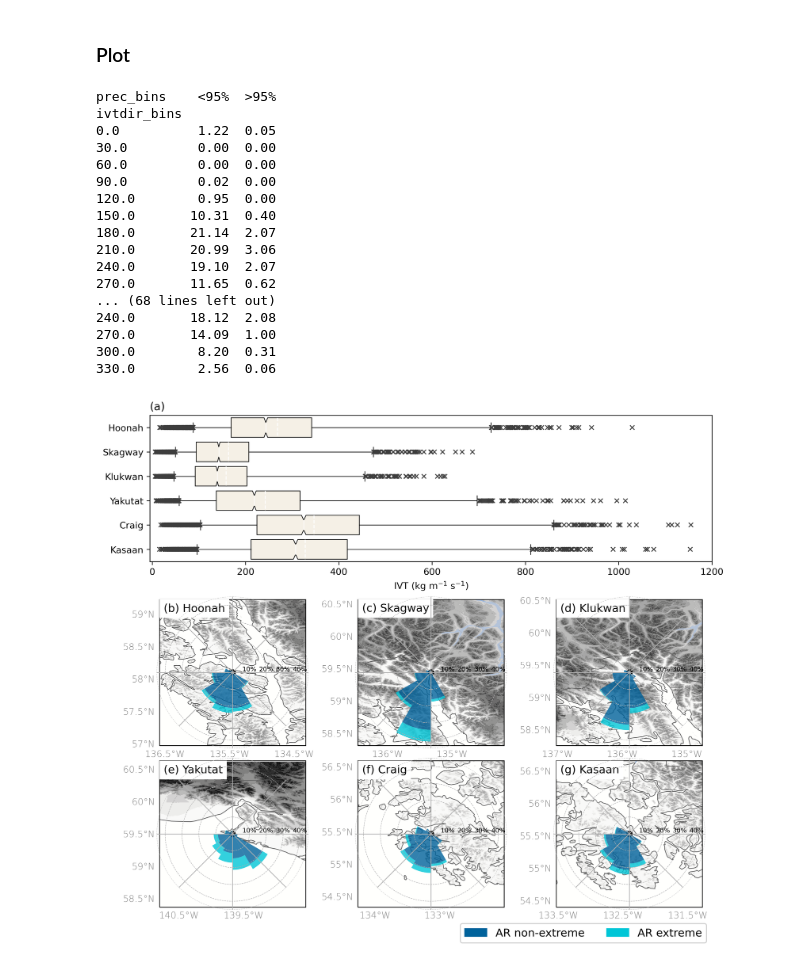
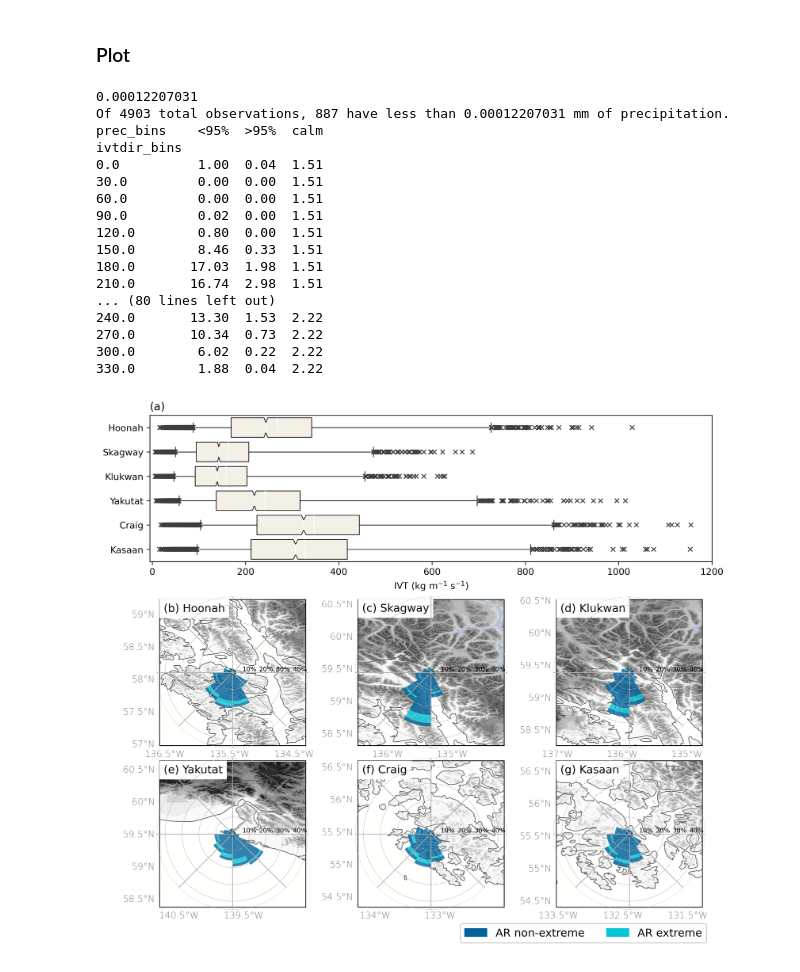
Before and after one commit to dlnash/SEAK_climatology, a Jupyter notebook: analysis/windrose_elevation-overlay.ipynb, the cells around one changed output. Cells and saved outputs as stored; diff of their text form; code cells hidden in the pictures.

Commit message:
add nans as zeros for clear conditions

```diff
--- a/analysis/windrose_elevation-overlay.ipynb
+++ b/analysis/windrose_elevation-overlay.ipynb
@@ -128,8 +128,10 @@ def calc_rose(df, prec_bins, prec_labels, dir_bins, dir_labels):
     '''
     total_count = df.shape[0]
     calm_thres = prec_bins[0]
-    calm_count = df.query("prec < {0}".format(calm_thres)).shape[1]
-    # print('Of {} total observations, {} have less than {} mm of precipitation.'.format(total_count, calm_count, calm_thres))
+    idx = (df.prec < calm_thres)
+
+    calm_count = len(df.loc[idx])
+    print('Of {} total observations, {} have less than {} mm of precipitation.'.format(total_count, calm_count, calm_thres))
 
     df = (df.assign(prec_bins=lambda df: pd.cut(df['prec'], bins=prec_bins, labels=prec_labels, right=True))
           .assign(ivtdir_bins=lambda df: pd.cut(df['ivtdir'], bins=dir_bins, labels=dir_labels, right=False))
@@ -138,6 +140,7 @@ def calc_rose(df, prec_bins, prec_labels, dir_bins, dir_labels):
           .size()
           .unstack(level='prec_bins')
           .fillna(0)
+          .assign(calm=lambda df: calm_count / df.shape[0])
           .sort_index(axis=1)
           .applymap(lambda x: x / total_count * 100)
          )
@@ -204,24 +207,12 @@ prec_melt = pd.melt(prec_clim, id_vars='month')
 
 ivt_clim['month'] = ivt_clim.index.values - 1
 ivt_melt = pd.melt(ivt_clim, id_vars='month')
-# %%
-## make a tidy pandas df of IVT for boxplot
-values = []
-for i, df in enumerate(df_lst):
-    values.append(df.IVT.values)
-
-d = dict(zip(community_lst, values))
-df = pd.DataFrame(data=d)
-df['AR'] = df_lst[0].AR.values
-
-# select only rows with AR date
-idx = (df.AR > 0)
-df = df.loc[idx]
-df = df.drop(['AR'], axis=1)
-
-# make df into tidy df
-df_tidy = df.stack().reset_index()
-mapping = {df_tidy.columns[0]:'ID', df_tidy.columns[1]: 'Community', df_tidy.columns[2]:'IVT',}
-df_tidy = df_tidy.rename(columns=mapping)
-df_tidy = df_tidy.drop(['ID'], axis=1)
-# df_tidy
+# %%
+df = df_lst[0]
+data = df.loc[(df.AR == 1)] # get only AR days
+data = data.fillna(0) ## fill nans with zero
+idx = (data.prec < 0.00012207031)
+data.loc[idx]
+# data.iloc[0].prec
+
+# data
@@ -415,9 +445,11 @@ for k, (rowidx, colidx) in enumerate(zip(rowidx_lst, colidx_lst)):
     ## plot windrose overlay
     df = df_lst[k]
     data = df.loc[(df.AR == 1)] # get only AR days
-    data = data.dropna() # remove days where no precipitation
+    # data = data.dropna() # remove days where no precipitation
+    data = data.fillna(0) ## fill nans with zero
     # set prec bins for each community
-    prec_bins = prec_bins_lst[i]
+    prec_bins = prec_bins_lst[k]
+    print(prec_bins[0])
     rose = calc_rose(data, prec_bins, prec_labels, dir_bins, dir_labels)
     print(rose)
 
@@ -426,47 +458,47 @@ for k, (rowidx, colidx) in enumerate(zip(rowidx_lst, colidx_lst)):
     titlestring = '({0}) {1}'.format(letter_lst[k+1], community_lst[k])
     ax.text(0.029, 0.973, titlestring, ha='left', va='top', transform=ax.transAxes, fontsize=12., backgroundcolor='white', zorder=110)
 
 ##Add color bar
 cbax = plt.subplot(gs[-1,:]) # colorbar axis
 # cmap = cmo.rain
 # bounds = prec_bins[:]
 # norm = mcolors.BoundaryNorm(bounds, cmap.N)
 # cb = ColorbarBase(cbax, cmap=cmap,
 #                   norm=norm,
 #                   boundaries=bounds,
 #                   extend='neither',
 #                   ticks=bounds,
 #                   spacing='proportional',
 #                   orientation='horizontal')
 # # cb.set_label('precipitation (mm day$^{-1}$)')
 # cb.ax.tick_params(labelsize=12)
 
 # create legend (of the 2 classes)
 cbax.axis('off')
 patch0 = mpatches.Patch(color=ucsd_colors['blue'], label='AR non-extreme')
 patch1 = mpatches.Patch(color=ucsd_colors['aqua'], label='AR extreme')
 cbax.legend(handles=[patch0, patch1], loc='lower right', framealpha=1.0, ncol=2, fontsize=12).set_zorder(200)
 
 fig.savefig('%s.%s' %(fname, fmt), bbox_inches='tight', dpi=fig.dpi, transparent=True)
 
 # Show
 plt.show()
 # %% [output]
-prec_bins    <95%  >95%
+0.00012207031
+Of 4903 total observations, 887 have less than 0.00012207031 mm of precipitation.
+prec_bins    <95%  >95%  calm
 ivtdir_bins
-0.0          1.22  0.05
-30.0         0.00  0.00
-60.0         0.00  0.00
-90.0         0.02  0.00
-120.0        0.95  0.00
-150.0       10.31  0.40
-180.0       21.14  2.07
-210.0       20.99  3.06
-240.0       19.10  2.07
-270.0       11.65  0.62
-... (68 lines left out)
-240.0       18.12  2.08
-270.0       14.09  1.00
-300.0        8.20  0.31
-330.0        2.56  0.06
+0.0          1.00  0.04  1.51
+30.0         0.00  0.00  1.51
+60.0         0.00  0.00  1.51
+90.0         0.02  0.00  1.51
+120.0        0.80  0.00  1.51
+150.0        8.46  0.33  1.51
+180.0       17.03  1.98  1.51
+210.0       16.74  2.98  1.51
+... (80 lines left out)
+240.0       13.30  1.53  2.22
+270.0       10.34  0.73  2.22
+300.0        6.02  0.22  2.22
+330.0        1.88  0.04  2.22
-[figure, old version]
+[figure, new version]
```
Also changed, not shown: parts of 3 cells of this notebook, 1 other file.
